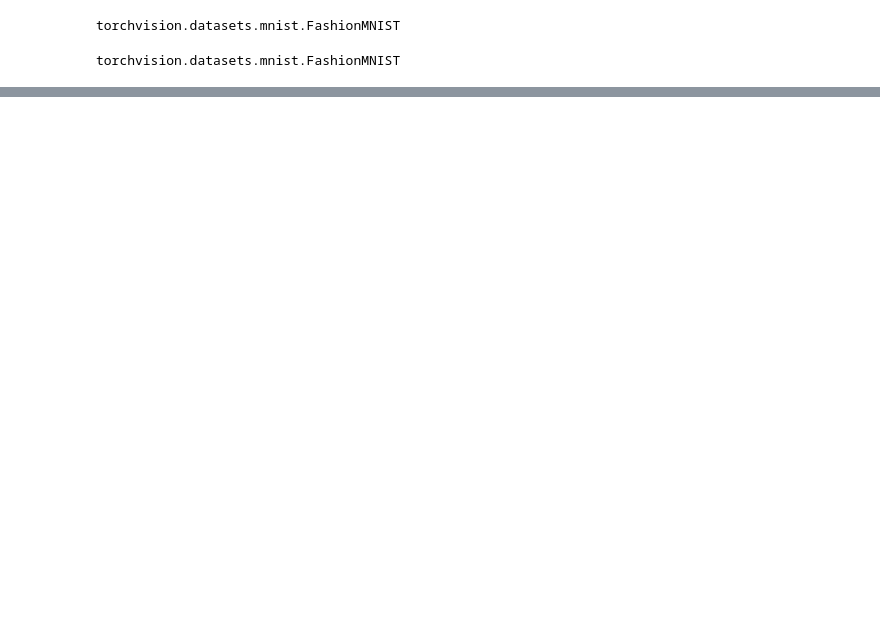
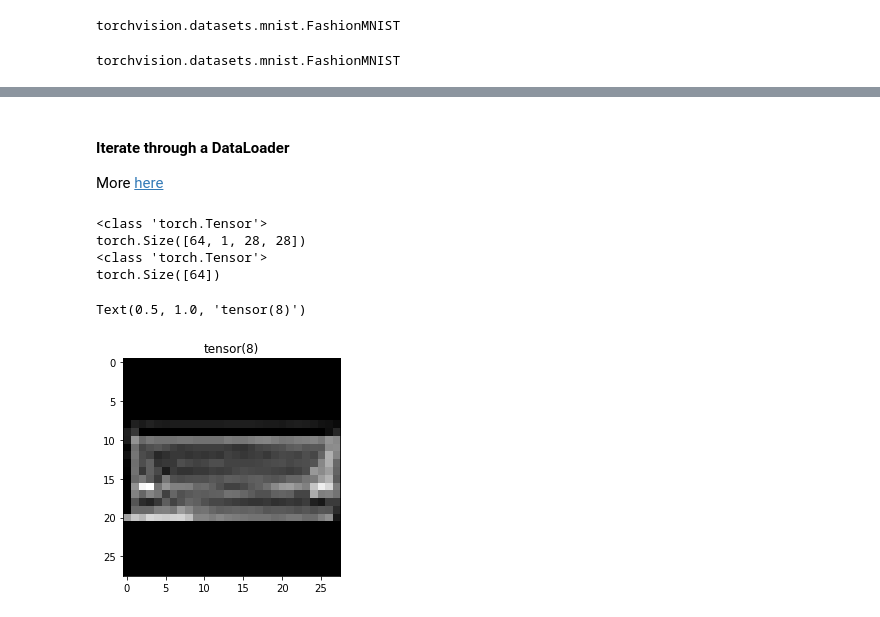
Before and after one commit to avmchandrish/deep-learning-expts, a Jupyter notebook: torch-basics.ipynb, the cells around one changed output, grey strips where cells are left out. Drawn from its saved outputs; the diff is of its cells as text; code cells hidden in the pictures; blank space fills up the shorter version.

```diff
--- a/torch-basics.ipynb
+++ b/torch-basics.ipynb
@@ -196,0 +227,27 @@ torchvision.datasets.mnist.FashionMNIST
+# %%
+train_dl = DataLoader(training, batch_size = 64, shuffle = True)
+test_dl = DataLoader(test, batch_size = 64, shuffle = True)
+# %% [markdown]
+#### Iterate through a DataLoader
+More [here](https://pytorch.org/docs/stable/data.html)
+# %%
+train_features, train_labels = next(iter(train_dl))
+print(type(train_features))
+print(train_features.shape)
+
+print(type(train_labels))
+print(train_labels.shape)
+
+#showing an image
+img = train_features[0].squeeze()
+label = train_labels[0]
+
+plt.imshow(img, cmap = 'gray')
+plt.title(label)
+# %% [output]
+<class 'torch.Tensor'>
+torch.Size([64, 1, 28, 28])
+<class 'torch.Tensor'>
+torch.Size([64])
+Text(0.5, 1.0, 'tensor(8)')
+[figure, added]
```
Also changed, not shown: parts of 12 cells of this notebook.
